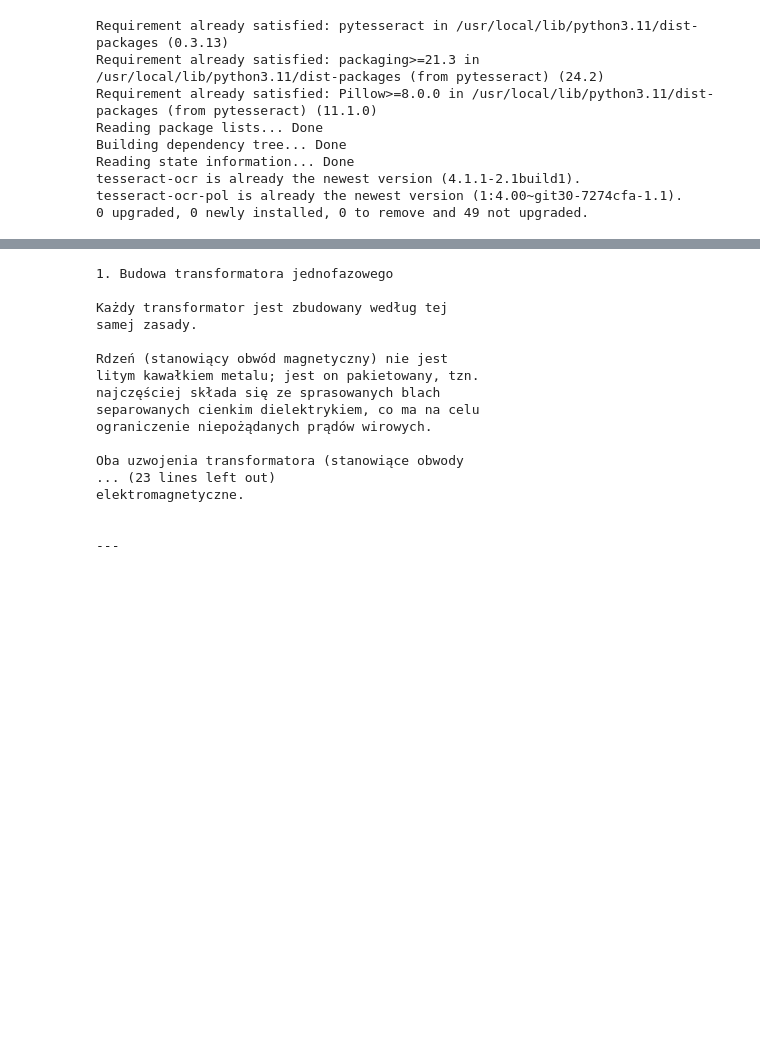
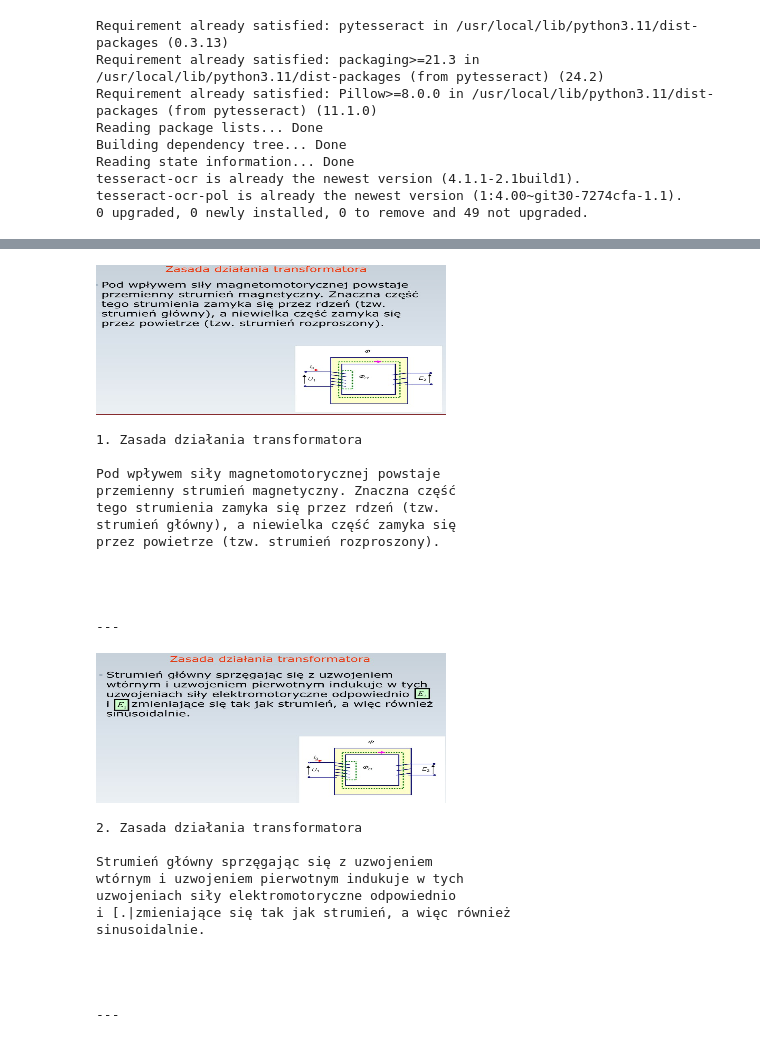
Before and after one commit to amethystdev1/polish-ocr-tesseract, a Jupyter notebook: pytesseract-demo-notebook.ipynb, the cells around one changed output, grey strips where cells are left out. Drawn from its saved outputs; the diff is of its cells as text; code cells hidden in the pictures; blank space fills up the shorter version.

```diff
--- a/pytesseract-demo-notebook.ipynb
+++ b/pytesseract-demo-notebook.ipynb
@@ -38,22 +39,33 @@ Read PICTURES/test/ledr.jpg
 # %%
 for index, image in enumerate(images):
   text = pytesseract.image_to_string(image, lang="pol")
+  cv2_imshow(cv2.resize(image, (350, 150)))
+
   print(f"{index + 1}.", text, end="---" + "\n\n")
 # %% [output]
+[figure, added]
-1. Budowa transformatora jednofazowego
+1. Zasada działania transformatora
 
-Każdy transformator jest zbudowany według tej
-samej zasady.
+Pod wpływem siły magnetomotorycznej powstaje
+przemienny strumień magnetyczny. Znaczna część
+tego strumienia zamyka się przez rdzeń (tzw.
+strumień główny), a niewielka część zamyka się
+przez powietrze (tzw. strumień rozproszony).
 
-Rdzeń (stanowiący obwód magnetyczny) nie jest
-litym kawałkiem metalu; jest on pakietowany, tzn.
-najczęściej składa się ze sprasowanych blach
-separowanych cienkim dielektrykiem, co ma na celu
-ograniczenie niepożądanych prądów wirowych.
 
-Oba uzwojenia transformatora (stanowiące obwody
-... (23 lines left out)
-elektromagnetyczne.
 
 
 ---
+[figure, added]
+2. Zasada działania transformatora
+
+Strumień główny sprzęgając się z uzwojeniem
+wtórnym i uzwojeniem pierwotnym indukuje w tych
+uzwojeniach siły elektromotoryczne odpowiednio
+i [.|zmieniające się tak jak strumień, a więc również
+sinusoidalnie.
+
+
+
+
+---
```
Also changed, not shown: parts of 2 cells of this notebook.
